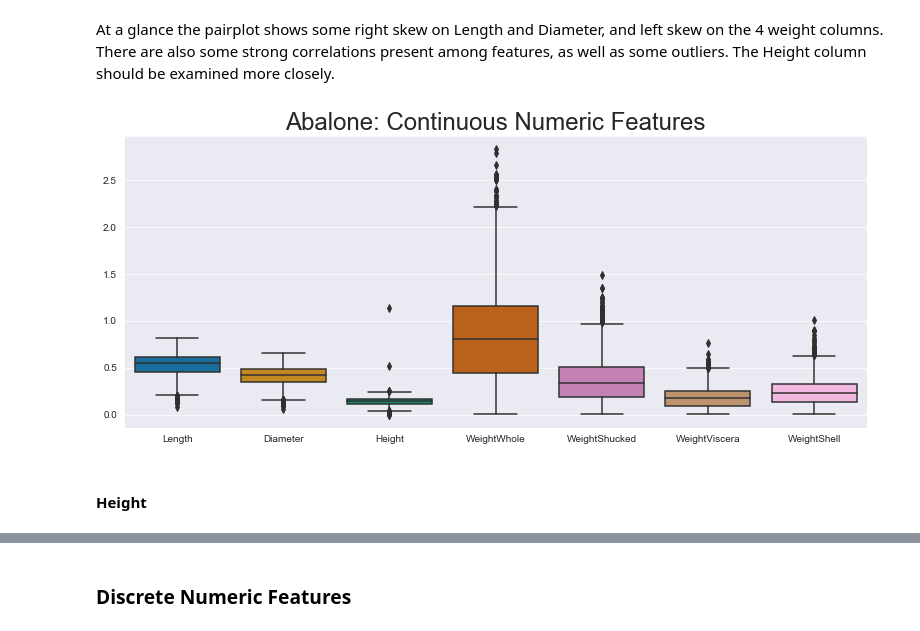
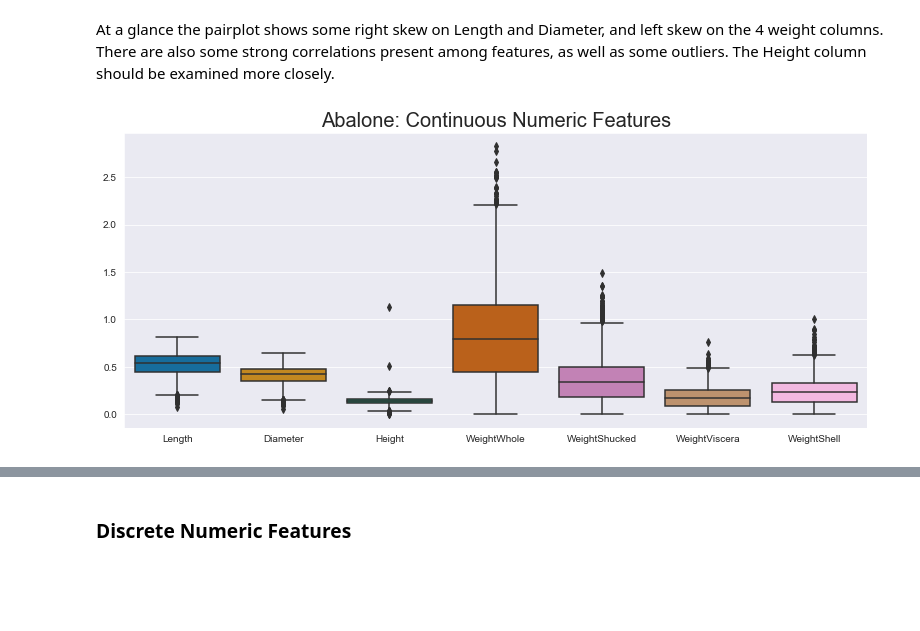
Before and after one commit to chrisammon3000/uci-abalone, a Jupyter notebook: notebooks/190924-gcl-initial-exploration.ipynb, the cells around one changed output, grey strips where cells are left out. Drawn from its saved outputs; the diff is of its cells as text; code cells hidden in the pictures; blank space fills up the shorter version.

Commit message:
Delete Height EDA

```diff
--- a/notebooks/190924-gcl-initial-exploration.ipynb
+++ b/notebooks/190924-gcl-initial-exploration.ipynb
@@ -131,11 +131,9 @@ At a glance the pairplot shows some right skew on Length and Diameter, and left
 # %%
 fig, ax = plt.subplots(nrows=1, ncols=1, figsize=(12, 6))
 
 sns.boxplot(data=raw_numeric_cont, ax=ax)
-plt.title("Abalone: Continuous Numeric Features", fontsize=24)
+plt.title("Abalone: Continuous Numeric Features", fontsize=20)
 plt.tight_layout(pad=5)
 plt.show()
 # %% [output]
-[figure, old version]
+[figure, new version]
-# %% [markdown]
-#### Height
```
Also changed, not shown: parts of 2 cells of this notebook.
